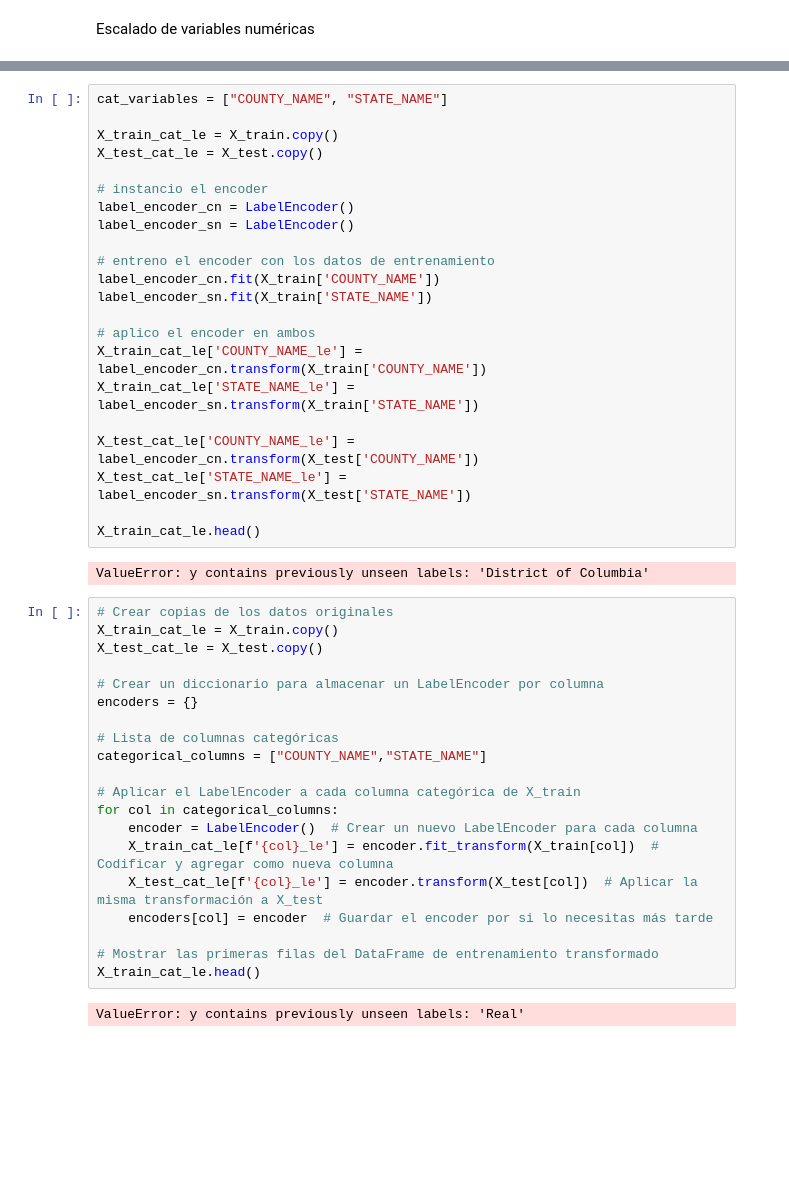
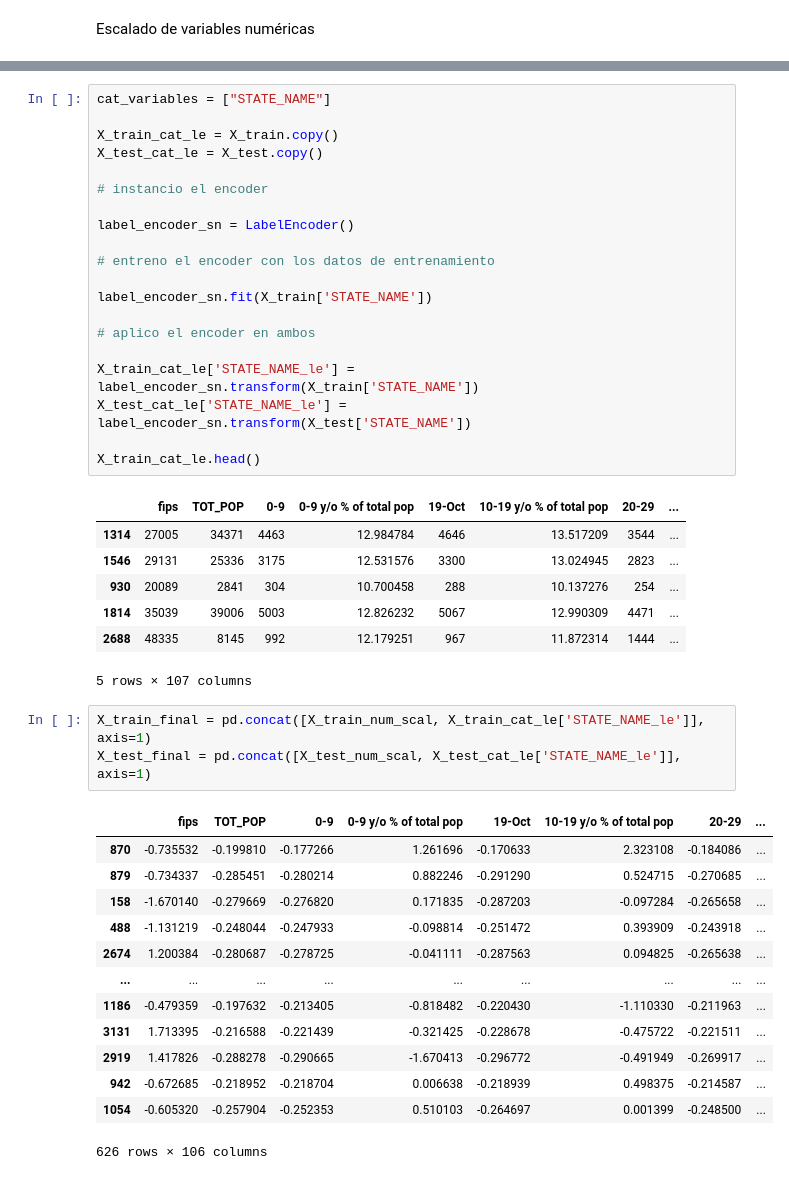
Before and after one commit to 4GeeksAcademy/Proy-Regresion-Lineal-Regularizada-VLG, a Jupyter notebook: src/explore.ipynb, the cells around one changed output, grey strips where cells are left out. Drawn from its saved outputs; the diff is of its cells as text; blank space fills up the shorter version.

```diff
--- a/src/explore.ipynb
+++ b/src/explore.ipynb
@@ -177,47 +203,46 @@ X_train_num_scal.head()
 5 rows × 105 columns
 # %%
-cat_variables = ["COUNTY_NAME",	"STATE_NAME"]
+cat_variables = ["STATE_NAME"]
 
 X_train_cat_le = X_train.copy()
 X_test_cat_le = X_test.copy()
 
 # instancio el encoder
-label_encoder_cn = LabelEncoder()
+
 label_encoder_sn = LabelEncoder()
 
 # entreno el encoder con los datos de entrenamiento
-label_encoder_cn.fit(X_train['COUNTY_NAME'])
+
 label_encoder_sn.fit(X_train['STATE_NAME'])
 
 # aplico el encoder en ambos
-X_train_cat_le['COUNTY_NAME_le'] = label_encoder_cn.transform(X_train['COUNTY_NAME'])
+
 X_train_cat_le['STATE_NAME_le'] = label_encoder_sn.transform(X_train['STATE_NAME'])
-
-X_test_cat_le['COUNTY_NAME_le'] = label_encoder_cn.transform(X_test['COUNTY_NAME'])
 X_test_cat_le['STATE_NAME_le'] = label_encoder_sn.transform(X_test['STATE_NAME'])
 
 X_train_cat_le.head()
 # %% [output]
+|  | fips | TOT_POP | 0-9 | 0-9 y/o % of total pop | 19-Oct | 10-19 y/o % of total pop | 20-29 | ... |
+| 1314 | 27005 | 34371 | 4463 | 12.984784 | 4646 | 13.517209 | 3544 | ... |
+| 1546 | 29131 | 25336 | 3175 | 12.531576 | 3300 | 13.024945 | 2823 | ... |
+| 930 | 20089 | 2841 | 304 | 10.700458 | 288 | 10.137276 | 254 | ... |
+| 1814 | 35039 | 39006 | 5003 | 12.826232 | 5067 | 12.990309 | 4471 | ... |
+| 2688 | 48335 | 8145 | 992 | 12.179251 | 967 | 11.872314 | 1444 | ... |
-ValueError: y contains previously unseen labels: 'District of Columbia'
+5 rows × 107 columns
-# %%
-# Crear copias de los datos originales
-X_train_cat_le = X_train.copy()
-X_test_cat_le = X_test.copy()
-
-# Crear un diccionario para almacenar un LabelEncoder por columna
-encoders = {}
-
-# Lista de columnas categóricas
-categorical_columns = ["COUNTY_NAME","STATE_NAME"]
-
-# Aplicar el LabelEncoder a cada columna categórica de X_train
-for col in categorical_columns:
-    encoder = LabelEncoder()  # Crear un nuevo LabelEncoder para cada columna
-    X_train_cat_le[f'{col}_le'] = encoder.fit_transform(X_train[col])  # Codificar y agregar como nueva columna
-    X_test_cat_le[f'{col}_le'] = encoder.transform(X_test[col])  # Aplicar la misma transformación a X_test
-    encoders[col] = encoder  # Guardar el encoder por si lo necesitas más tarde
-
-# Mostrar las primeras filas del DataFrame de entrenamiento transformado
-X_train_cat_le.head()
-# %% [output]
-ValueError: y contains previously unseen labels: 'Real'
+# %%
+X_train_final = pd.concat([X_train_num_scal, X_train_cat_le['STATE_NAME_le']], axis=1)
+X_test_final = pd.concat([X_test_num_scal, X_test_cat_le['STATE_NAME_le']], axis=1)
+# %% [output]
+|  | fips | TOT_POP | 0-9 | 0-9 y/o % of total pop | 19-Oct | 10-19 y/o % of total pop | 20-29 | ... |
+| 870 | -0.735532 | -0.199810 | -0.177266 | 1.261696 | -0.170633 | 2.323108 | -0.184086 | ... |
+| 879 | -0.734337 | -0.285451 | -0.280214 | 0.882246 | -0.291290 | 0.524715 | -0.270685 | ... |
+| 158 | -1.670140 | -0.279669 | -0.276820 | 0.171835 | -0.287203 | -0.097284 | -0.265658 | ... |
+| 488 | -1.131219 | -0.248044 | -0.247933 | -0.098814 | -0.251472 | 0.393909 | -0.243918 | ... |
+| 2674 | 1.200384 | -0.280687 | -0.278725 | -0.041111 | -0.287563 | 0.094825 | -0.265638 | ... |
+| ... | ... | ... | ... | ... | ... | ... | ... | ... |
+| 1186 | -0.479359 | -0.197632 | -0.213405 | -0.818482 | -0.220430 | -1.110330 | -0.211963 | ... |
+| 3131 | 1.713395 | -0.216588 | -0.221439 | -0.321425 | -0.228678 | -0.475722 | -0.221511 | ... |
+| 2919 | 1.417826 | -0.288278 | -0.290665 | -1.670413 | -0.296772 | -0.491949 | -0.269917 | ... |
+| 942 | -0.672685 | -0.218952 | -0.218704 | 0.006638 | -0.218939 | 0.498375 | -0.214587 | ... |
+| 1054 | -0.605320 | -0.257904 | -0.252353 | 0.510103 | -0.264697 | 0.001399 | -0.248500 | ... |
+626 rows × 106 columns
```
Also changed, not shown: parts of 26 cells of this notebook, 5 other files.
